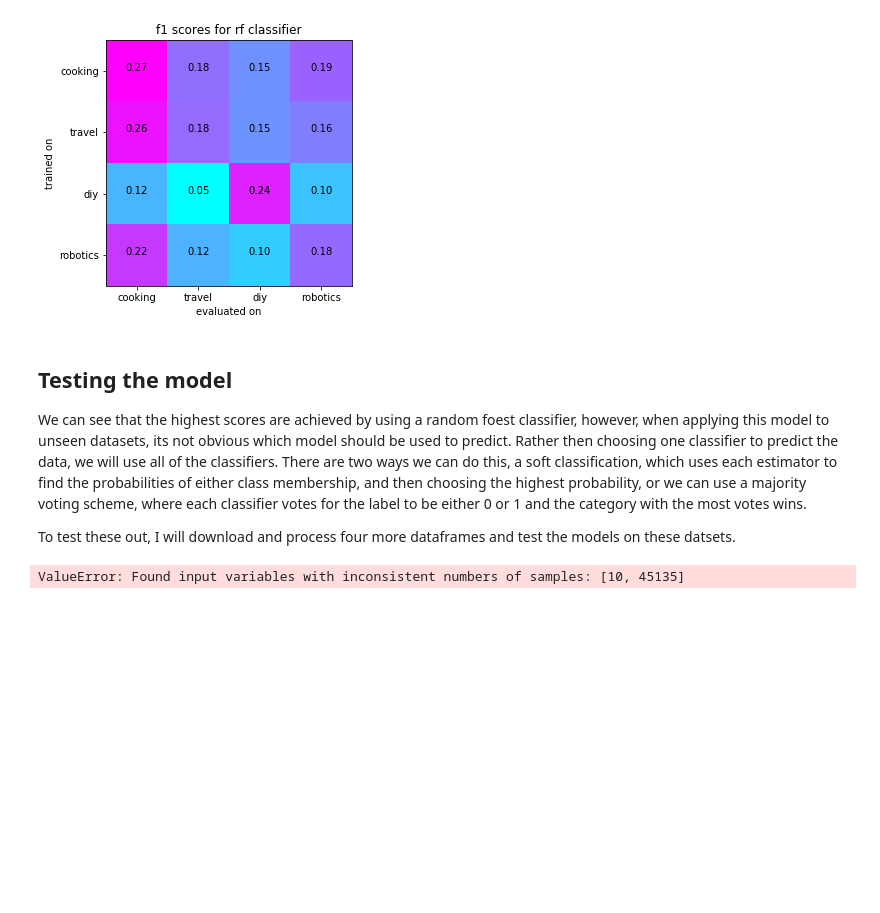
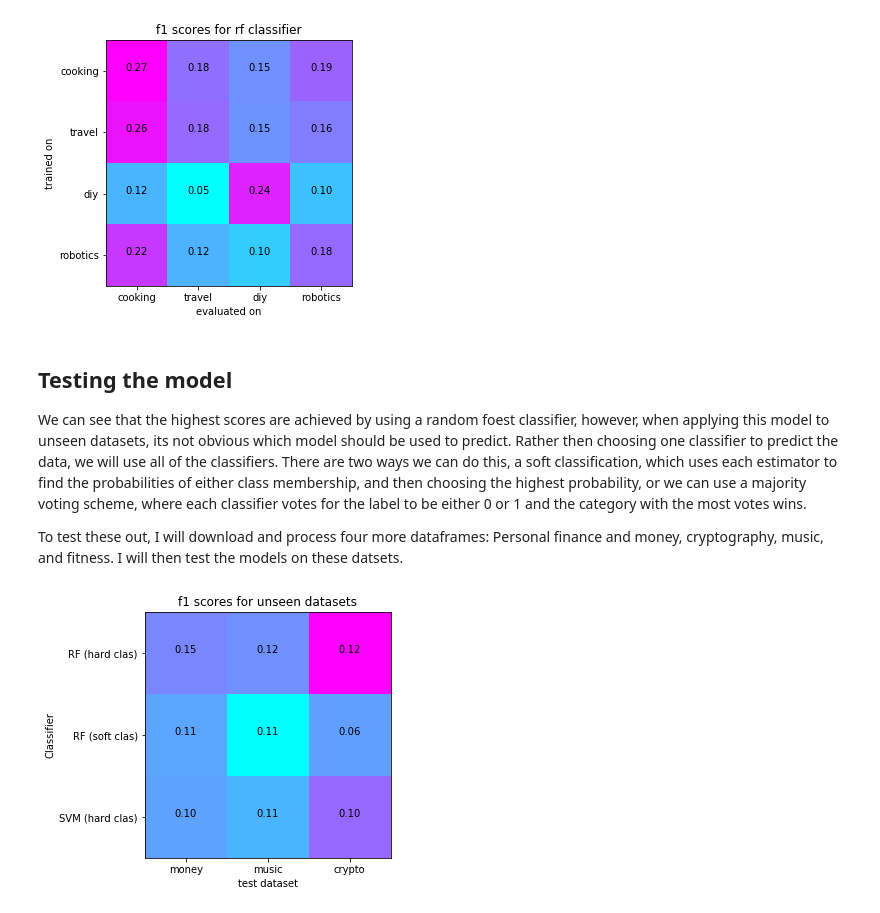
Before and after one commit to mike-camp/stack-exchange-data-analysis, a Jupyter notebook: StackExchangeTagPrediction.ipynb, the cells around one changed output. Saved outputs shown, nothing was run; the diff lists cells and outputs as text; code cells hidden in the pictures; blank space fills up the shorter version.

```diff
--- a/StackExchangeTagPrediction.ipynb
+++ b/StackExchangeTagPrediction.ipynb
@@ -40,7 +41,6 @@ import numpy as np
 %matplotlib inline
 import matplotlib.pyplot as plt
 import pandas as pd
-import settings
 import requests
 import json
 from bs4 import BeautifulSoup
@@ -76,7 +76,7 @@ def construct_dataframe(subject, n, save=True,save_location=None):
         options = {'page':m,
                    'pagesize':100 if n>100 else n,
                    'site':subject,
-                   'key':settings.API_KEY,
+                   'key':'Y*WPQmhZilMqo7nwdsHuCg((',
                    'filter':'withbody',
                    'order':'desc',
                    'sort':'activity'}
@@ -867,8 +867,11 @@ f1 scores for estimators trained on each of the four datasets (rows), tested on
 
 We can see that the highest scores are achieved by using a random foest classifier, however, when applying this model to unseen datasets, its not obvious which model should be used to predict.  Rather then choosing one classifier to predict the data, we will use all of the classifiers.  There are two ways we can do this, a soft classification, which uses each estimator to find the probabilities of either class membership, and then choosing the highest probability, or we can use a majority voting scheme, where each classifier votes for the label to be either 0 or 1 and the category with the most votes wins.
 
-To test these out, I will download and process four more dataframes and test the models on these datsets.
+To test these out, I will download and process four more dataframes: Personal finance and money, cryptography, music, and fitness.  I will then test the models on these datsets.
 # %%
+for subject in ['money','music','crypto','fitness']:
+    data = format_dataframe(construct_dataframe(subject,1000))
+    data.to_csv('./data/data_{}.csv'.format(subject),encoding='utf-8',index=False)
 class EnsembleVote(object):
     """ Takes a collection of fitted binary classifiers, and
     yields predictions based on the votes of the classifiers.
@@ -893,60 +896,64 @@ class EnsembleVote(object):
     """
     def __init__(self,estimators,type_='hard'):
         self.estimators=estimators
-        if not type in {'hard','soft'}:
+        if not type_ in {'hard','soft'}:
             raise Exception('Illegal argument')
+        self.type_=type_
     def predict_soft(self,X):
-        results = np.hstack([est.predict_proba(X) for est in rf_estimators])
+        results = np.hstack([est.predict_proba(X) for est in self.estimators])
         predictions = np.argmax(results,axis=1)%2==1
         return predictions.astype(int)
     def predict_hard(self,X):
-        results = np.hstack([est.predict(X)]).mean(axis=1)>=.5
+        results = np.hstack([est.predict(X).reshape(-1,1) for est in self.estimators]).mean(axis=1)>=.5
         return results.astype(int)
     def predict(self,X):
         """Given an input, finds the predictions of the classifiers,
         Parameters:
         -------------
         X: array-like, shape = n_samples,n_features
 
         Returns:
         -------------
         array of predictions.
         """
-        if type=='hard':
-            return predict_hard(X)
+        if self.type_=='hard':
+            return self.predict_hard(X)
         else:
-            return predict_soft(X)
-labels = ['cooking','travel','robotics','diy']
-vc_rf = WeightedVote(rf_estimators)
-vc_svm = WeightedVote(svm_estimators)
-data_music = format_dataframe(construct_dataframe('music',1000))
-data_fitness = format_dataframe(construct_dataframe('fitness',1000))
-data_music['pos'] = data_music['pos'].map(lambda x: 1 if x=='NN' else 2 if x in {'JJ','NNS','VB',\
+            return self.predict_soft(X)
+labels = ['money','music','crypto','fitness']
+vc_rf_soft = EnsembleVote(rf_estimators,type_='soft')
+vc_rf_hard = EnsembleVote(rf_estimators,type_='hard')
+vc_svm_hard = EnsembleVote(svm_estimators,type_='hard')
+f1_rf_hard = list()
+f1_rf_soft = list()
+f1_svm_hard = list()
+for subject in labels:
+    data = pd.read_csv('./data/data_{}.csv'.format(subject))
+    data['pos'] = data['pos'].map(lambda x: 1 if x=='NN' else 2 if x in {'JJ','NNS','VB',\
                                                  'VBP','VBG','VBN','VB','VBD'} else 0)
-X_music = data_music[data_music.columns.difference({'term','tagged','total_terms','original_index'})].values
-y_music = data_music.tagged
-data_fitness['pos'] = data_fitness['pos'].map(lambda x: 1 if x=='NN' else 2 if x in {'JJ','NNS','VB',\
-                                                 'VBP','VBG','VBN','VB','VBD'} else 0)
-X_fitness = data_fitness[data_fitness.columns.difference({'term','tagged','total_terms','original_index'})].values
-y_fitness = data_fitness.tagged
-f1_music_rf = f1_score(vc_rf.predict(X_music),y_music)
-f1_music_svm = f1_score(vc_svm.predict(X_music),y_music)
-f1_fitness_rf = f1_score(vc_rf.predict(X_fitness),y_fitness)
-f1_fitness_svm = f1_score(vc_svm.predict(X_fitness),y_fitness)
+    X = data[data.columns.difference({'term','tagged','total_terms','original_index'})].values
+    y = data.tagged
+    f1_rf_hard.append(f1_score(vc_rf_hard.predict(X),y))
+    f1_rf_soft.append(f1_score(vc_rf_soft.predict(X),y))
+    X = ohe.fit_transform(data[data.columns.difference({'term','tagged','total_terms','original_index'})].values)
+    y = data.tagged
+    ss = StandardScaler()
+    X = ss.fit_transform(X.toarray())
+    f1_svm_hard.append(f1_score(vc_svm_hard.predict(X),y))
 
-matrix = np.array([[f1_music_rf,f1_fitness_rf],[f1_music_svm,f1_fitness_svm]])
-y_labels = ['SVM','RF']
-x_labels = ['music','fitness']
-plt.imshow(matrix,interpolation='nearest',cmap=plt.cm.cool)
-tick_marks = np.arange(4)
+matrix = np.array([f1_rf_hard,f1_rf_soft,f1_svm_hard])
+y_labels = ['RF (hard clas)','RF (soft clas)','SVM (hard clas)']
+x_labels = labels
+plt.imshow(matrix[:3,1:4],interpolation='nearest',cmap=plt.cm.cool)
+tick_marks = np.arange(3)
 plt.xticks(tick_marks,x_labels)
 plt.yticks(tick_marks,y_labels)
-for i,j in itertools.product(range(2),range(2)):
+for i,j in itertools.product(range(3),range(3)):
     plt.text(j,i,'{:.2f}'.format(matrix[i,j]),horizontalalignment='center',color='black')
 plt.tight_layout()
 plt.ylabel('Classifier')
 plt.xlabel('test dataset')
 plt.title('f1 scores for unseen datasets')
 plt.show()
 # %% [output]
-ValueError: Found input variables with inconsistent numbers of samples: [10, 45135]
+[figure, added]
```
Also changed, not shown: parts of 6 cells of this notebook, 2 other files.
